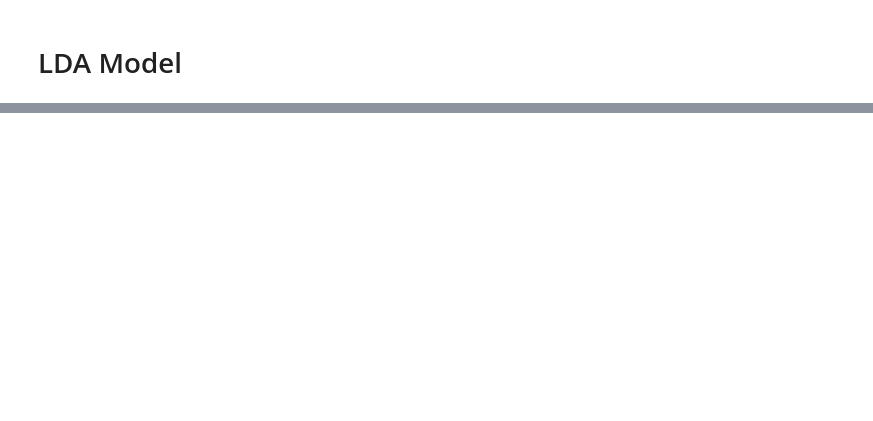
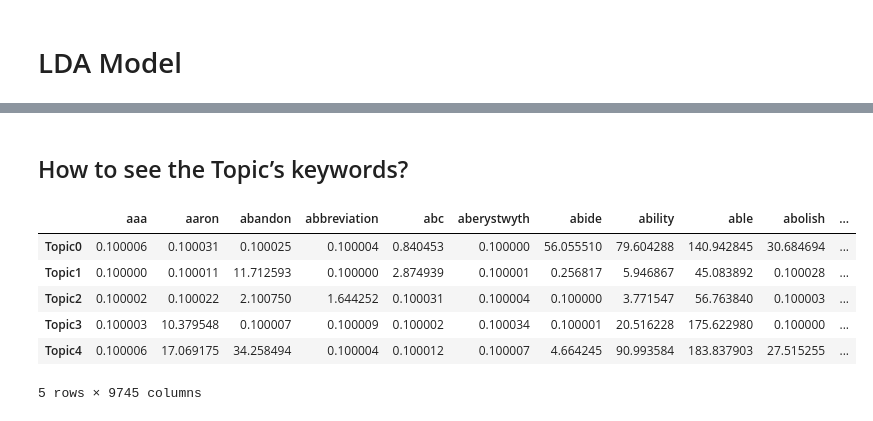
Before and after one commit to ddrogers/topic-modeling-python, a Jupyter notebook: topicmodel/production/topic_model_production.ipynb, the cells around one changed output, grey strips where cells are left out. Saved outputs shown, nothing was run; the diff lists cells and outputs as text; code cells hidden in the pictures; blank space fills up the shorter version.

```diff
--- a/topicmodel/production/topic_model_production.ipynb
+++ b/topicmodel/production/topic_model_production.ipynb
@@ -436,0 +803,20 @@ lda_training_dictionary = {'lda_passes' : [],
+# %% [markdown]
+## How to see the Topic’s keywords?
+# %%
+# Topic-Keyword Matrix
+df_topic_keywords = pd.DataFrame(best_lda_model.components_)
+
+# Assign Column and Index
+df_topic_keywords.columns = vectorizer.get_feature_names()
+df_topic_keywords.index = topicnames
+
+# View
+df_topic_keywords.head()
+# %% [output]
+|  | aaa | aaron | abandon | abbreviation | abc | aberystwyth | abide | ability | able | abolish | ... |
+| Topic0 | 0.100006 | 0.100031 | 0.100025 | 0.100004 | 0.840453 | 0.100000 | 56.055510 | 79.604288 | 140.942845 | 30.684694 | ... |
+| Topic1 | 0.100000 | 0.100011 | 11.712593 | 0.100000 | 2.874939 | 0.100001 | 0.256817 | 5.946867 | 45.083892 | 0.100028 | ... |
+| Topic2 | 0.100002 | 0.100022 | 2.100750 | 1.644252 | 0.100031 | 0.100004 | 0.100000 | 3.771547 | 56.763840 | 0.100003 | ... |
+| Topic3 | 0.100003 | 10.379548 | 0.100007 | 0.100009 | 0.100002 | 0.100034 | 0.100001 | 20.516228 | 175.622980 | 0.100000 | ... |
+| Topic4 | 0.100006 | 17.069175 | 34.258494 | 0.100004 | 0.100012 | 0.100007 | 4.664245 | 90.993584 | 183.837903 | 27.515255 | ... |
+5 rows × 9745 columns
```
Also changed, not shown: parts of 82 cells of this notebook, 2 other files.
